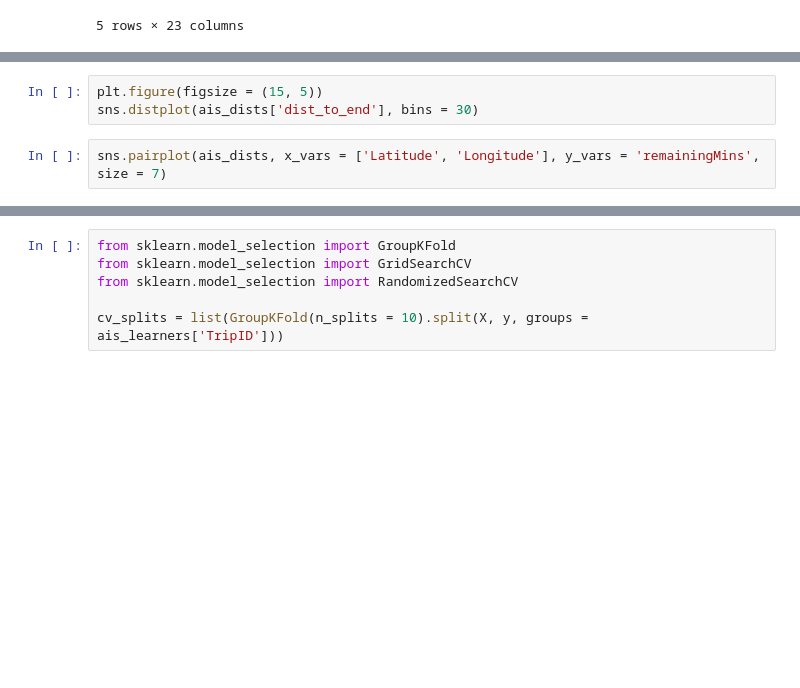
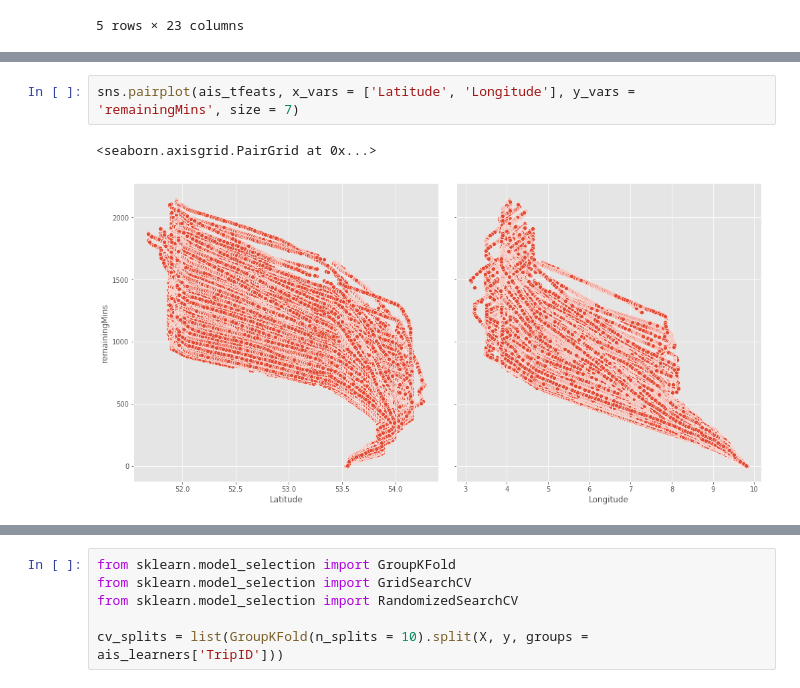
Before and after one commit to jank324/ais-predictor, a Jupyter notebook: data/filter ROT-HAM data.ipynb, the cells around one changed output, grey strips where cells are left out. Drawn from its saved outputs; the diff is of its cells as text; blank space fills up the shorter version.

```diff
--- a/data/filter ROT-HAM data.ipynb
+++ b/data/filter ROT-HAM data.ipynb
@@ -217,9 +239,9 @@ sns.distplot(ais_dists['dist_to_end'], bins = 30)
 # %% [output]
 <matplotlib.axes._subplots.AxesSubplot at 0x...>
 [figure]
-# %%
-plt.figure(figsize = (15, 5))
-sns.distplot(ais_dists['dist_to_end'], bins = 30)
 # %%
-sns.pairplot(ais_dists, x_vars = ['Latitude', 'Longitude'], y_vars = 'remainingMins', size = 7)
+sns.pairplot(ais_tfeats, x_vars = ['Latitude', 'Longitude'], y_vars = 'remainingMins', size = 7)
+# %% [output]
+<seaborn.axisgrid.PairGrid at 0x...>
+[figure, added]
 # %%
```
Also changed, not shown: parts of 10 cells of this notebook.
